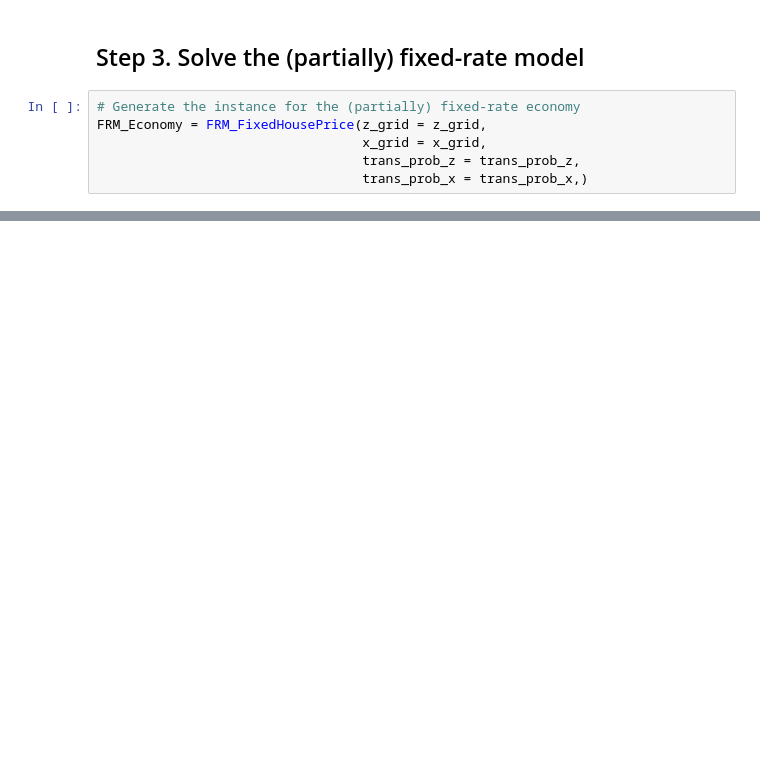
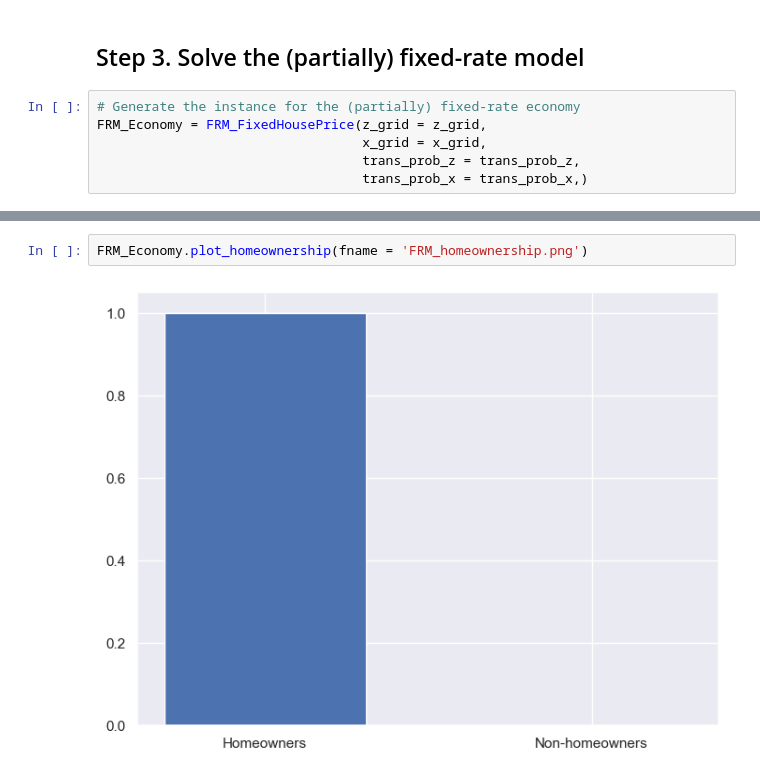
Before and after one commit to mtanaka25/WashU_Quant_Macro_project, a Jupyter notebook: main.ipynb, the cells around one changed output, grey strips where cells are left out. Cells and saved outputs as stored; diff of their text form; blank space fills up the shorter version.

```diff
--- a/main.ipynb
+++ b/main.ipynb
@@ -178,0 +200,4 @@ FRM_Economy.get_stationary_dist()
+# %%
+FRM_Economy.plot_homeownership(fname = 'FRM_homeownership.png')
+# %% [output]
+[figure, added]
```
Also changed, not shown: parts of 15 cells of this notebook, 1 other file.
